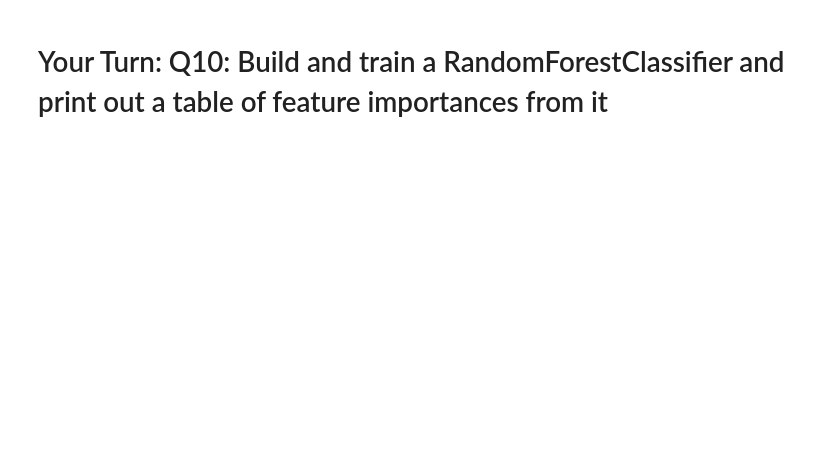
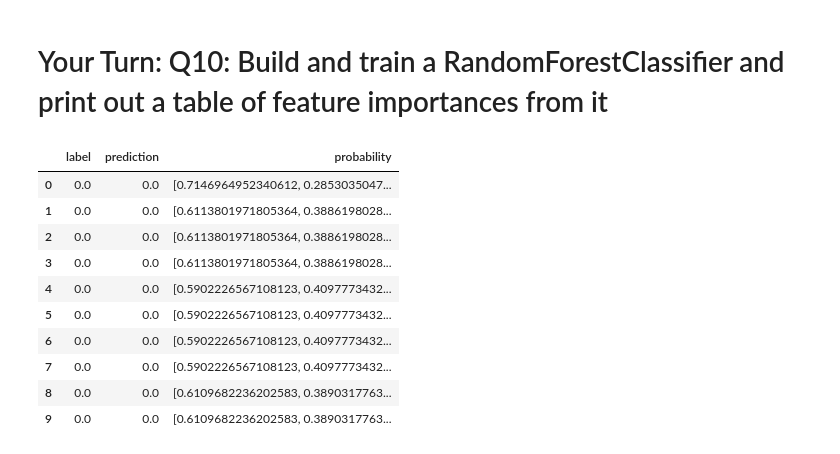
Before and after one commit to yungnien/Springboard, a Jupyter notebook: springboard-aic-mini-projects-public/aic-9_3_7-scalable-ml-with-SparkML-mini-project/Spark ML Mini-Project.ipynb, the cells around one changed output. Saved outputs shown, nothing was run; the diff lists cells and outputs as text; code cells hidden in the pictures; blank space fills up the shorter version.

```diff
--- a/springboard-aic-mini-projects-public/aic-9_3_7-scalable-ml-with-SparkML-mini-project/Spark ML Mini-Project.ipynb
+++ b/springboard-aic-mini-projects-public/aic-9_3_7-scalable-ml-with-SparkML-mini-project/Spark ML Mini-Project.ipynb
@@ -668,0 +1036,16 @@ Interpreting machine learning models is always a thing of paramount importance w
+# %%
+rfModel = rf.fit(trainingData)
+rfPredictions = rfModel.transform(testData)
+rfPredictions.select("label", "prediction", "probability").limit(10).toPandas()
+# %% [output]
+|  | label | prediction | probability |
+| 0 | 0.0 | 0.0 | [0.7146964952340612, 0.2853035047... |
+| 1 | 0.0 | 0.0 | [0.6113801971805364, 0.3886198028... |
+| 2 | 0.0 | 0.0 | [0.6113801971805364, 0.3886198028... |
+| 3 | 0.0 | 0.0 | [0.6113801971805364, 0.3886198028... |
+| 4 | 0.0 | 0.0 | [0.5902226567108123, 0.4097773432... |
+| 5 | 0.0 | 0.0 | [0.5902226567108123, 0.4097773432... |
+| 6 | 0.0 | 0.0 | [0.5902226567108123, 0.4097773432... |
+| 7 | 0.0 | 0.0 | [0.5902226567108123, 0.4097773432... |
+| 8 | 0.0 | 0.0 | [0.6109682236202583, 0.3890317763... |
+| 9 | 0.0 | 0.0 | [0.6109682236202583, 0.3890317763... |
```
Also changed, not shown: parts of 59 cells of this notebook.
